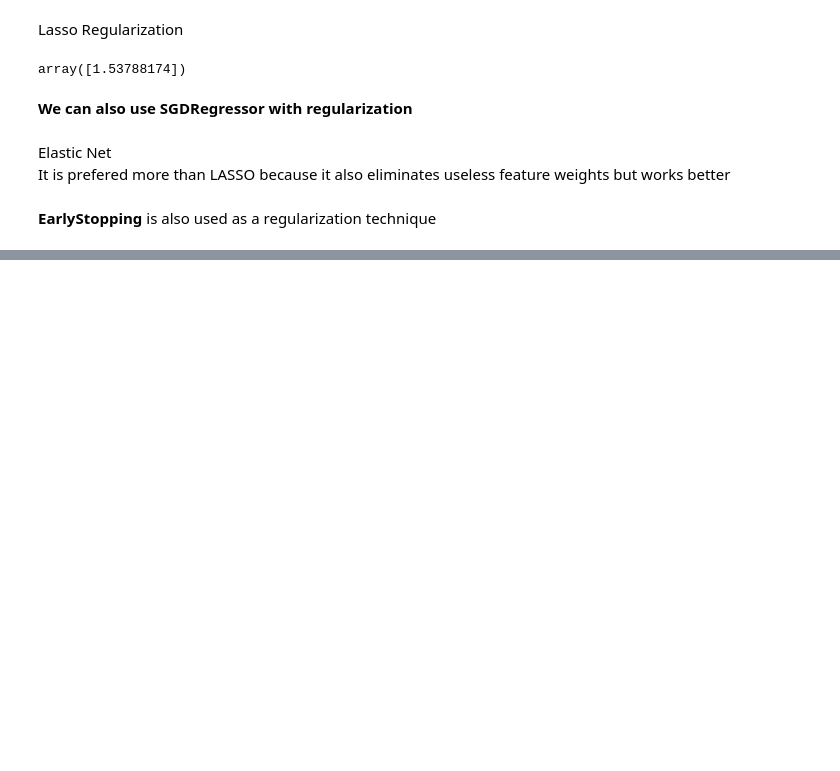
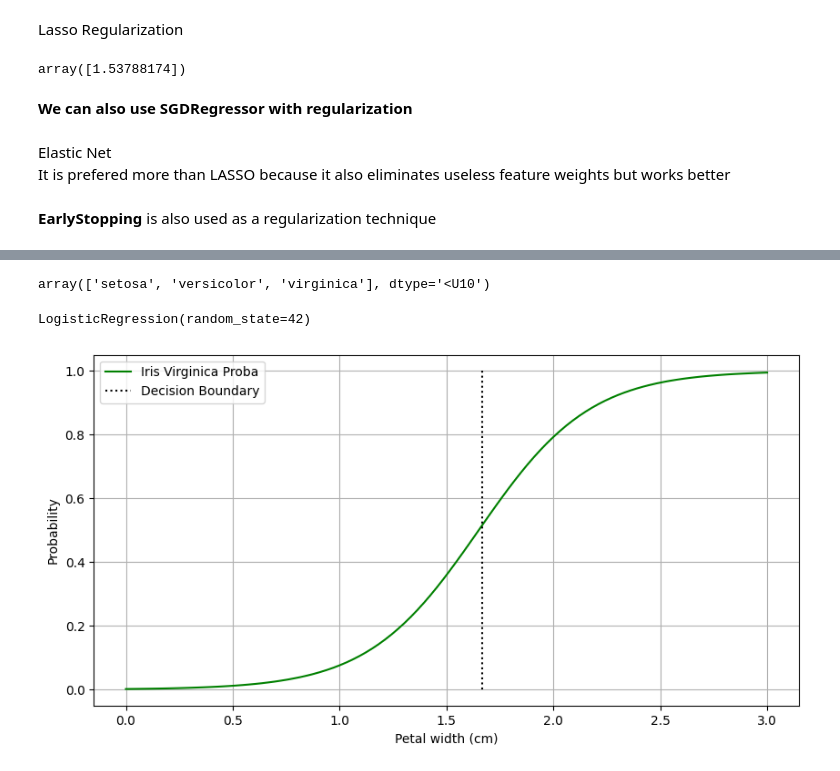
Before and after one commit to Venchislaw/LearningAI, a Jupyter notebook: HandsOnML/Linear_Models.ipynb, the cells around one changed output, grey strips where cells are left out. Drawn from its saved outputs; the diff is of its cells as text; code cells hidden in the pictures; blank space fills up the shorter version.

```diff
--- a/HandsOnML/Linear_Models.ipynb
+++ b/HandsOnML/Linear_Models.ipynb
@@ -302,0 +308,3 @@ It is prefered more than LASSO because it also eliminates useless feature weight
+# %%
+iris = load_iris(as_frame=True)
+list(iris)
@@ -302,0 +329,4 @@ It is prefered more than LASSO because it also eliminates useless feature weight
+# %%
+iris.target_names
+# %% [output]
+array(['setosa', 'versicolor', 'virginica'], dtype='<U10')
@@ -302,0 +336,29 @@ It is prefered more than LASSO because it also eliminates useless feature weight
+# %%
+X = iris.data[['petal width (cm)']].values
+y = iris.target_names[iris.target] == 'virginica'
+X_train, X_test, y_train, y_test = train_test_split(X, y, random_state=42)
+# %%
+log_reg = LogisticRegression(random_state=42)
+log_reg.fit(X_train, y_train)
+# %% [output]
+LogisticRegression(random_state=42)
+# %%
+# now let's plot our sigmoid function:
+
+X_new = np.linspace(0, 3, 100).reshape(-1, 1)
+y_proba = log_reg.predict_proba(X_new)
+decision_boundary = X_new[y_proba[:, 1] >= 0.5][0, 0]  # first element of linspace
+# classified as iris virginica
+# %%
+plt.figure(figsize=(10, 5))
+plt.plot(X_new, y_proba[:, 1], 'g-', label='Iris Virginica Proba')
+plt.plot([decision_boundary, decision_boundary], [0, 1], 'k:',
+         label='Decision Boundary')
+plt.grid()
+plt.xlabel('Petal width (cm)')
+plt.ylabel('Probability')
+plt.legend()
+
+plt.show();
+# %% [output]
+[figure, added]
```
Also changed, not shown: parts of 9 cells of this notebook.
